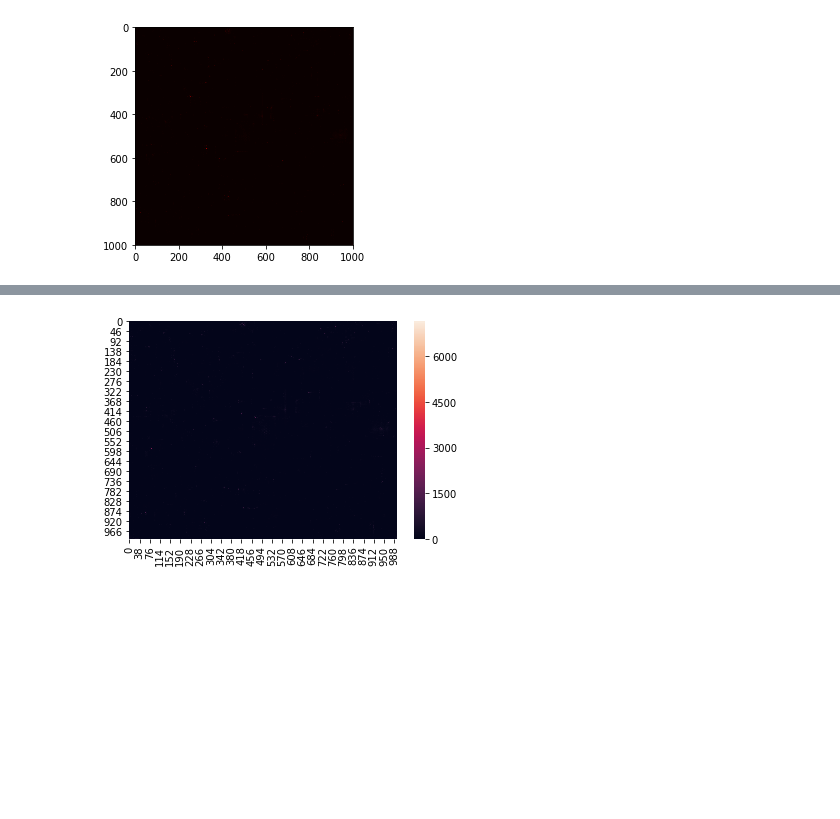
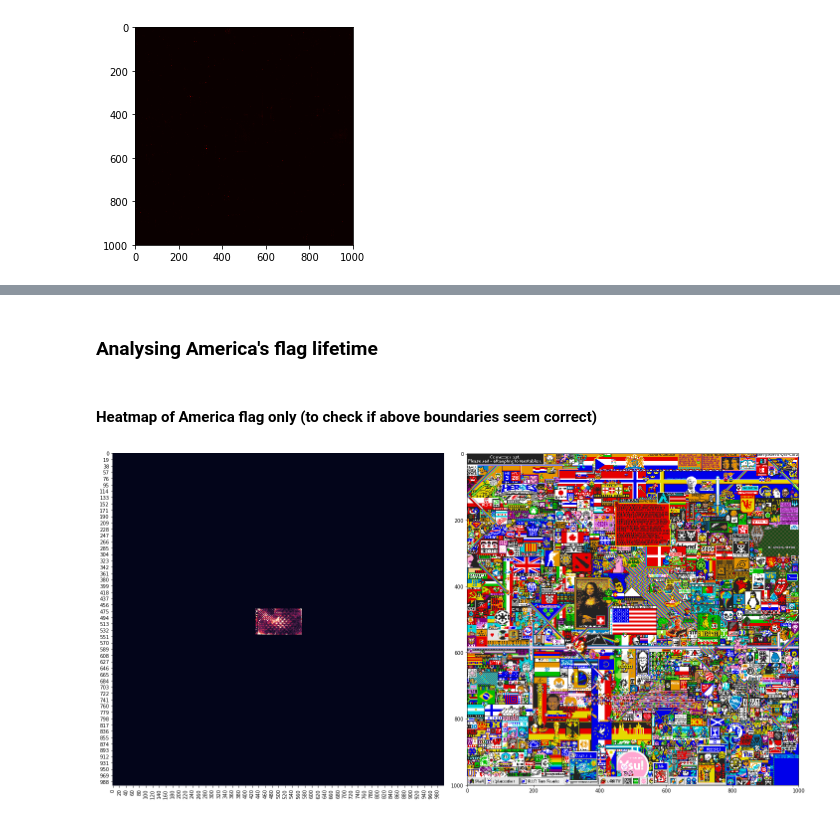
Before and after one commit to cedricviaccoz/warsonrplace, a Jupyter notebook: Data Exploration.ipynb, the cells around one changed output, grey strips where cells are left out. Drawn from its saved outputs; the diff is of its cells as text; code cells hidden in the pictures; blank space fills up the shorter version.

Commit message:
Added graph of America's Flag Evolution

```diff
--- a/Data Exploration.ipynb
+++ b/Data Exploration.ipynb
@@ -315,7 +297,2 @@ plt.show()
-# %%
-#well it is poorly distributed, let's remove the outlier
-heatMap[999][999] = 0
-ax = sns.heatmap(heatMap)
-plt.show()
-# %% [output]
-[figure, removed]
+# %% [markdown]
+### Analysing America's flag lifetime
@@ -321,0 +308,21 @@ plt.show()
+# %% [markdown]
+#### Heatmap of America flag only (to check if above boundaries seem correct)
+# %%
+heatMapUSA = np.zeros(shape=(1000, 1000))
+def fillUSArray(row):
+    x = row['x_coordinate']
+    y = row['y_coordinate']
+    count = row['counts']
+    heatMapUSA[x][y] += count
+
+res = AmericaFuckYeah.groupby(['x_coordinate', 'y_coordinate']).size().reset_index(name='counts')
+res.apply(fillUSArray, axis=1)
+print()
+# %%
+heatMapClippedUSA = heatMapUSA.clip(0, np.percentile(heatMap, 99))
+fig, ax = plt.subplots(1,2, figsize=(20,10))
+ax = sns.heatmap(heatMapClippedUSA.T, ax=ax[0], cbar=False)
+io.imshow(canvaCorr)
+plt.show()
+# %% [output]
+[figure, added]
```
Also changed, not shown: parts of 10 cells of this notebook.
